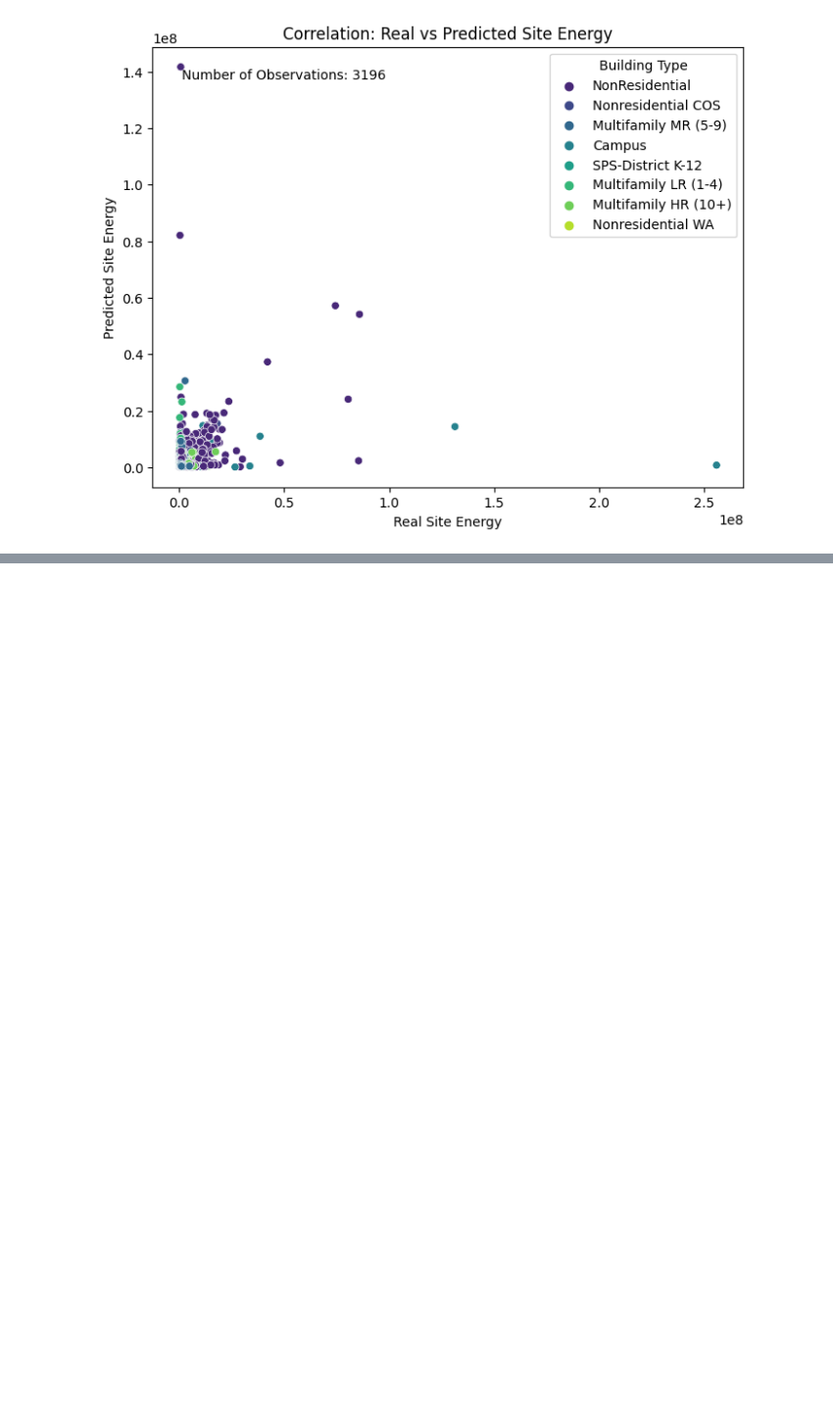
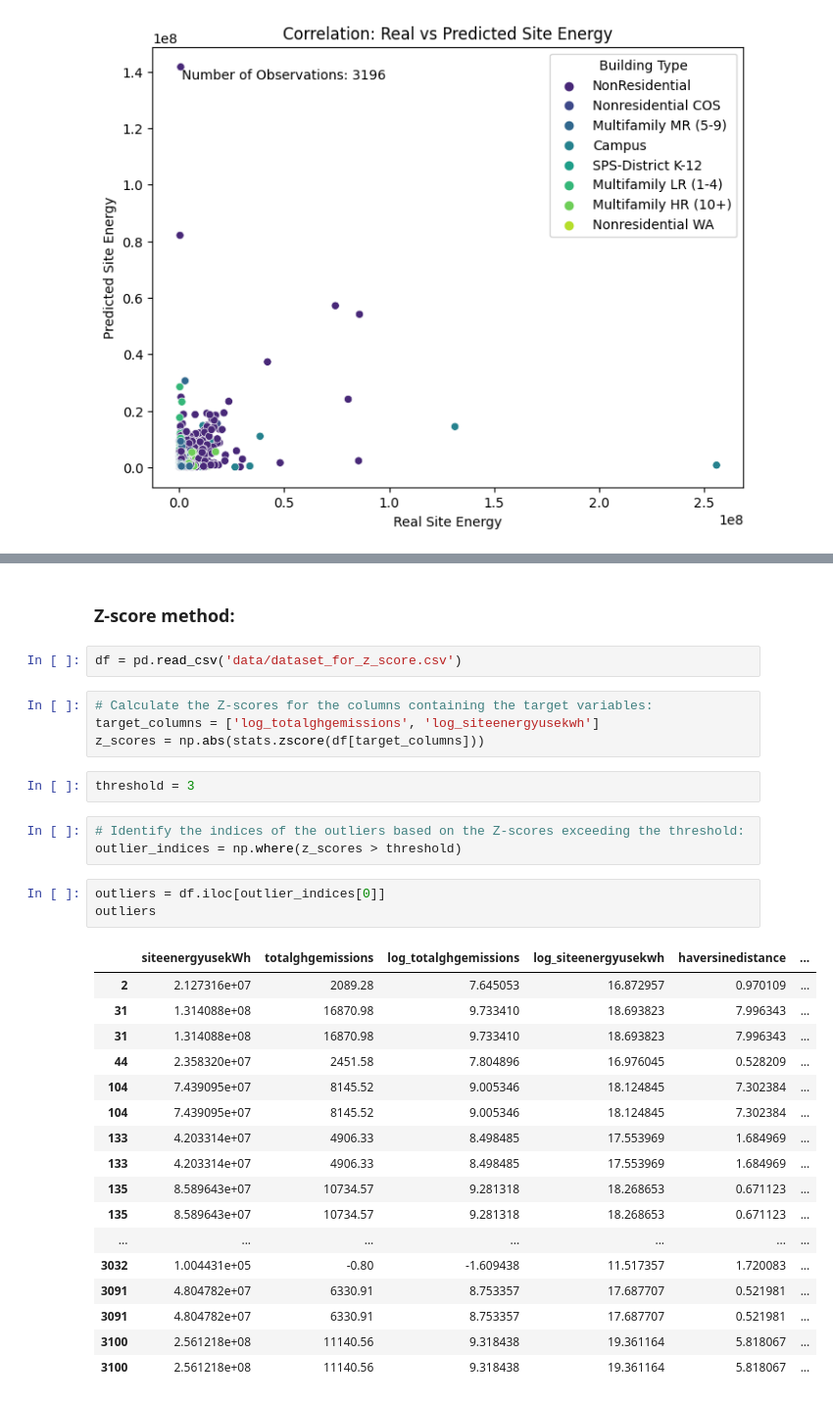
Before and after one commit to data-IA-2022/CO2_Maud_Tarik, a Jupyter notebook: model-multioutput.ipynb, the cells around one changed output, grey strips where cells are left out. Shown at 98% size. Saved outputs shown, nothing was run; the diff lists cells and outputs as text; blank space fills up the shorter version.

```diff
--- a/model-multioutput.ipynb
+++ b/model-multioutput.ipynb
@@ -1065,0 +832,34 @@ f.close()'''
+# %% [markdown]
+### Z-score method:
+# %%
+df = pd.read_csv('data/dataset_for_z_score.csv')
+# %%
+# Calculate the Z-scores for the columns containing the target variables:
+target_columns = ['log_totalghgemissions', 'log_siteenergyusekwh']
+z_scores = np.abs(stats.zscore(df[target_columns]))
+# %%
+threshold = 3
+# %%
+# Identify the indices of the outliers based on the Z-scores exceeding the threshold:
+outlier_indices = np.where(z_scores > threshold)
+# %%
+outliers = df.iloc[outlier_indices[0]]
+outliers
+# %% [output]
+|  | siteenergyusekWh | totalghgemissions | log_totalghgemissions | log_siteenergyusekwh | haversinedistance | ... |
+| 2 | 2.127316e+07 | 2089.28 | 7.645053 | 16.872957 | 0.970109 | ... |
+| 31 | 1.314088e+08 | 16870.98 | 9.733410 | 18.693823 | 7.996343 | ... |
+| 31 | 1.314088e+08 | 16870.98 | 9.733410 | 18.693823 | 7.996343 | ... |
+| 44 | 2.358320e+07 | 2451.58 | 7.804896 | 16.976045 | 0.528209 | ... |
+| 104 | 7.439095e+07 | 8145.52 | 9.005346 | 18.124845 | 7.302384 | ... |
+| 104 | 7.439095e+07 | 8145.52 | 9.005346 | 18.124845 | 7.302384 | ... |
+| 133 | 4.203314e+07 | 4906.33 | 8.498485 | 17.553969 | 1.684969 | ... |
+| 133 | 4.203314e+07 | 4906.33 | 8.498485 | 17.553969 | 1.684969 | ... |
+| 135 | 8.589643e+07 | 10734.57 | 9.281318 | 18.268653 | 0.671123 | ... |
+| 135 | 8.589643e+07 | 10734.57 | 9.281318 | 18.268653 | 0.671123 | ... |
+| ... | ... | ... | ... | ... | ... | ... |
+| 3032 | 1.004431e+05 | -0.80 | -1.609438 | 11.517357 | 1.720083 | ... |
+| 3091 | 4.804782e+07 | 6330.91 | 8.753357 | 17.687707 | 0.521981 | ... |
+| 3091 | 4.804782e+07 | 6330.91 | 8.753357 | 17.687707 | 0.521981 | ... |
+| 3100 | 2.561218e+08 | 11140.56 | 9.318438 | 19.361164 | 5.818067 | ... |
+| 3100 | 2.561218e+08 | 11140.56 | 9.318438 | 19.361164 | 5.818067 | ... |
```
Also changed, not shown: parts of 45 cells of this notebook, 19 other files.
